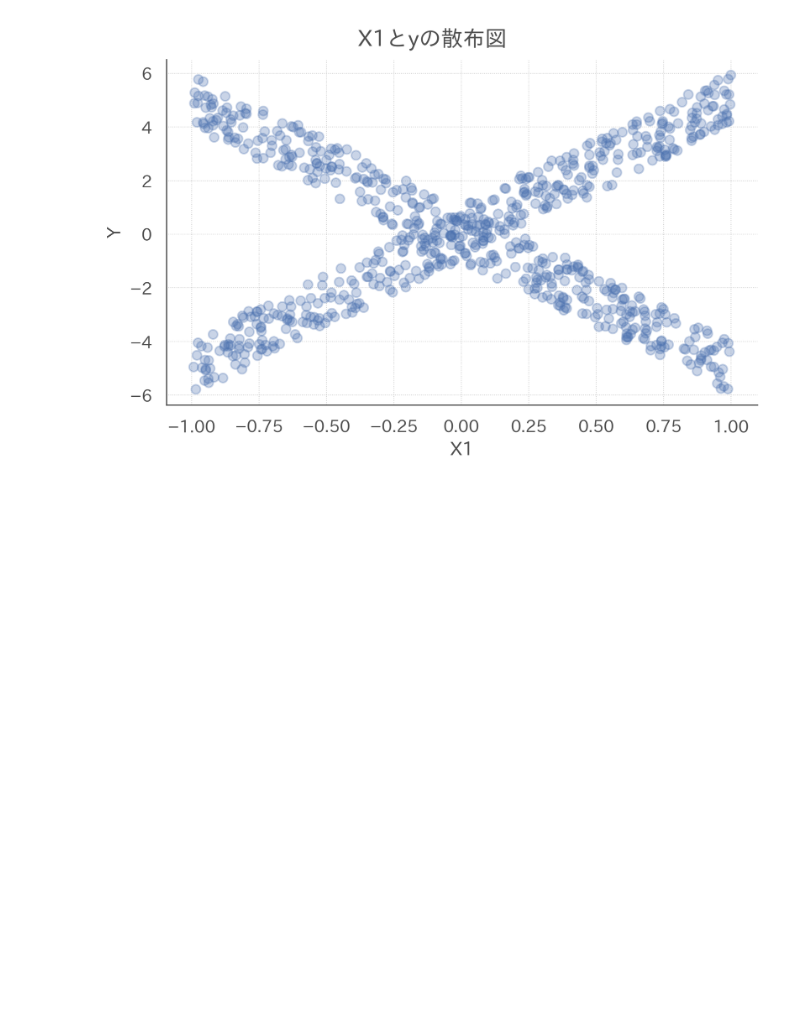
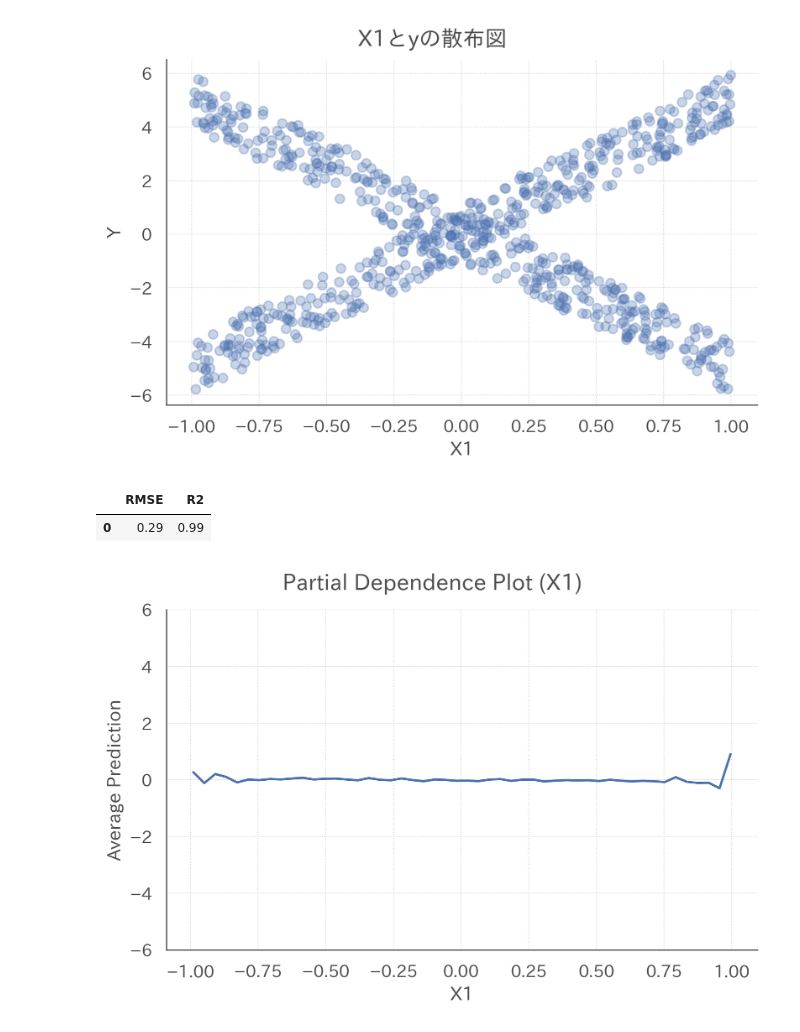
Before and after one commit to jinInoue-rrr/ml_inter, a Jupyter notebook: ch5_ICE_notebook.ipynb, the cells around one changed output. Drawn from its saved outputs; the diff is of its cells as text; code cells hidden in the pictures; blank space fills up the shorter version.

```diff
--- a/ch5_ICE_notebook.ipynb
+++ b/ch5_ICE_notebook.ipynb
@@ -70,3 +70,16 @@ from sklearn.ensemble import RandomForestRegressor
 from mli.metrics import regression_metrics
 
 rf = RandomForestRegressor(n_jobs = -1, random_state = 42).fit(X_train, y_train)
+
+regression_metrics(rf, X_test, y_test)
+# %% [output]
+|  | RMSE | R2 |
+| 0 | 0.29 | 0.99 |
+# %%
+from mli.interpret import PartialDependence
+
+pdp = PartialDependence(rf, X_test, ["X0", "X1", "X2"])
+pdp.partial_dependence("X1")
+pdp.plot(ylim = (-6, 6))
+# %% [output]
+[figure, added]
```
Also changed, not shown: parts of 15 cells of this notebook, 1 other file.
